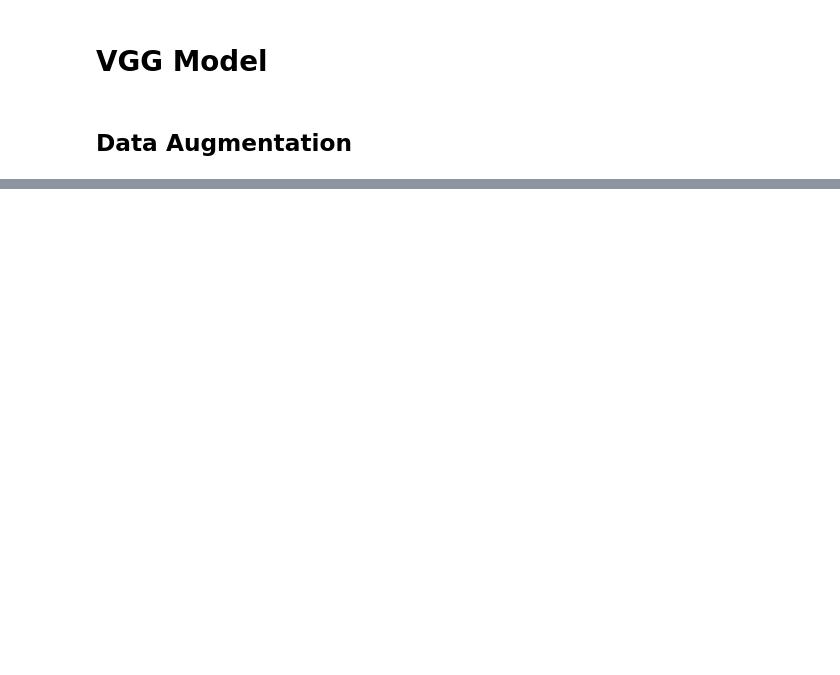
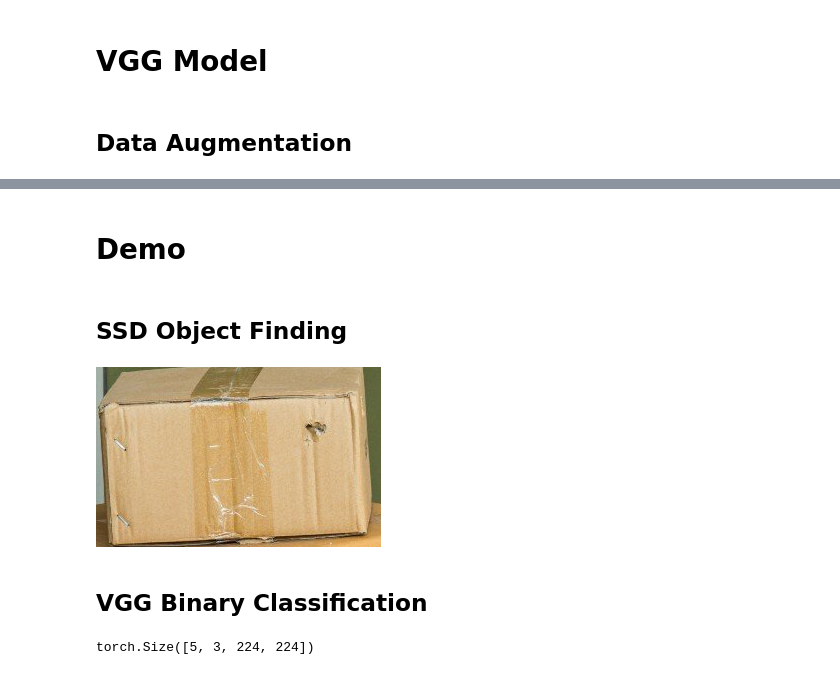
Before and after one commit to Sarcovora/CogWorks-2022-Gausslien-Final-Capstone, a Jupyter notebook: PackageDetection/ekuo.ipynb, the cells around one changed output, grey strips where cells are left out. Cells and saved outputs as stored; diff of their text form; code cells hidden in the pictures; blank space fills up the shorter version.

```diff
--- a/PackageDetection/ekuo.ipynb
+++ b/PackageDetection/ekuo.ipynb
@@ -30,11 +30,26 @@ from torch.utils.data import DataLoader
 device = torch.device("cuda:0" if torch.cuda.is_available() else "cpu")
 # %%
 # Step 1: Initialize model with the best available weights
-weights = SSD300_VGG16_Weights.DEFAULT
+sdd_weights = SSD300_VGG16_Weights.DEFAULT
 # model = fasterrcnn_resnet50_fpn_v2(weights=weights, box_score_thresh=0.9)
-model = ssd300_vgg16(weights=weights)
+model = ssd300_vgg16(weights=sdd_weights)
 # model.to('cuda')
 model = model.eval()
+# %%
+def find_objects (filepath, num_imgs):
+    img = read_image(filepath)
+    img = img[:3,:,:]
+    preprocess = sdd_weights.transforms()
+    batch = [preprocess(img).to(device)]
+    prediction = model(batch)[0]
+    labels = [sdd_weights.meta["categories"][i] for i in prediction["labels"]]
+    im = to_pil_image(img)
+    outImgs = []
+    for i in range(num_imgs):
+        coords = prediction["boxes"][i+1].tolist()
+        im1 = im.crop(coords)
+        outImgs.append(im1)
+    return outImgs
 # %%
 def save_cropped_objects (filepath, num_imgs, id):
     img = read_image(filepath)
@@ -412,2 +427,15 @@ Best val Acc: 0.861111
 # %%
 torch.save(model, "vggmodel_aug.pb")
+# %% [markdown]
+# Demo
+# %% [markdown]
+## SSD Object Finding
+# %%
+demo_filepath = "demo_imgs/2.jpg"
+objs = find_objects(demo_filepath, 5)
+# %%
+objs[0]
+# %% [output]
+[figure, added]
+# %% [markdown]
+## VGG Binary Classification
@@ -413,0 +446,20 @@ torch.save(model, "vggmodel_aug.pb")
+# %%
+demo_transforms = torchvision.transforms.Compose([
+    custom_fix_image(),
+    torchvision.transforms.ToTensor(),
+    torchvision.transforms.Normalize([0.485, 0.456, 0.406], [0.229, 0.224, 0.225])
+])
+
+start_t = torch.FloatTensor(1, 3, 224, 224)
+
+for img in objs:
+    transformed_img = demo_transforms(img)[None, :, :, :]
+    start_t = torch.cat((start_t, transformed_img))
+
+demo_batch = start_t[1:]
+print(demo_batch.shape)
+demo_batch = demo_batch.to(device)
+with torch.no_grad():
+    outputs = demo_vgg_model(demo_batch)
+# %% [output]
+torch.Size([5, 3, 224, 224])
```
Also changed, not shown: parts of 5 cells of this notebook, 9 other files.
